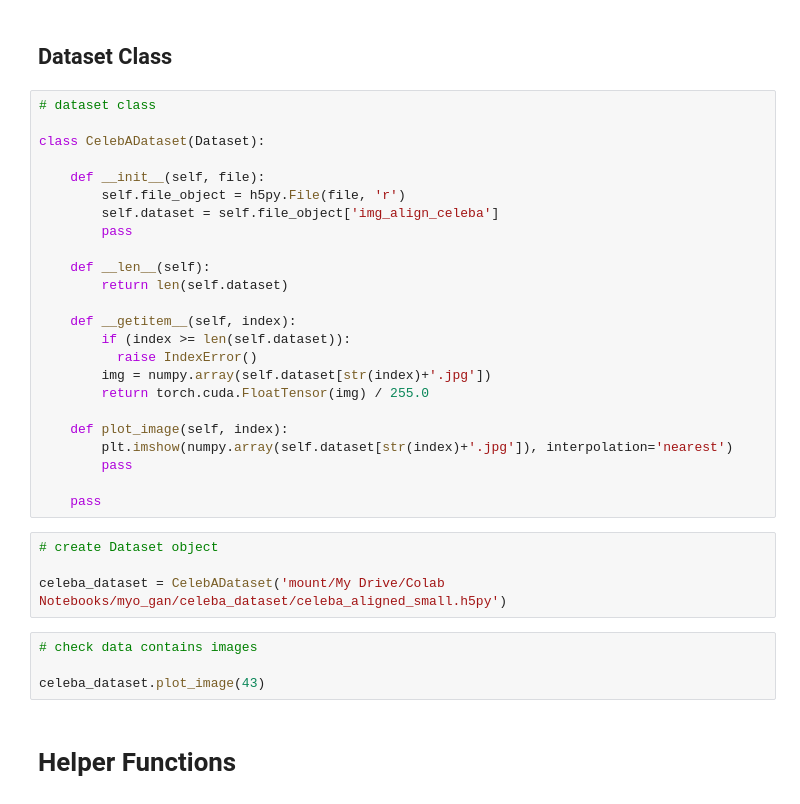
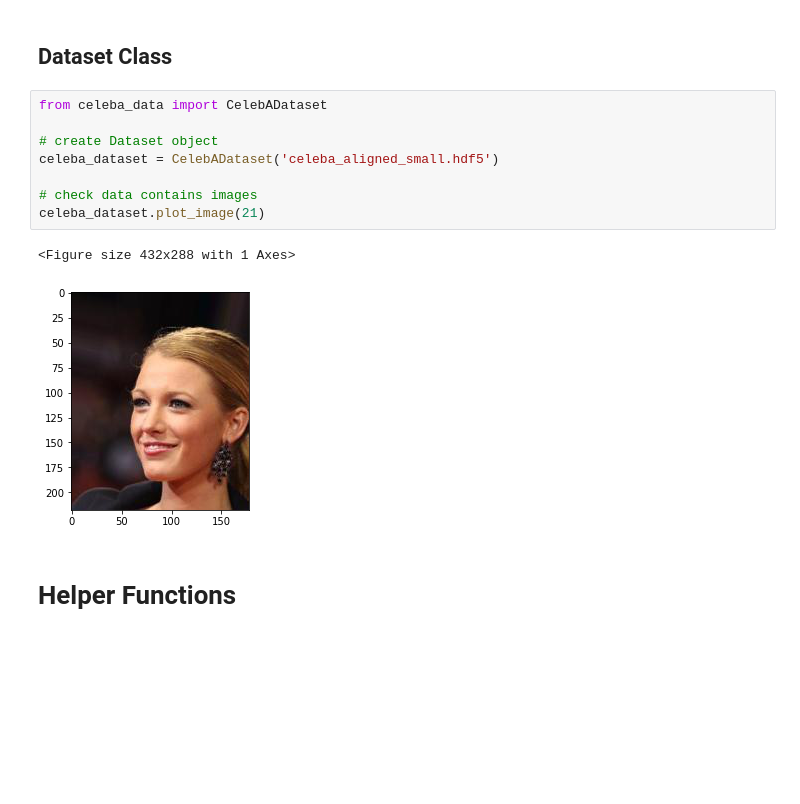
Before and after one commit to Fengzi21/gan, a Jupyter notebook: 12_gan_celeba.ipynb, the cells around one changed output. Cells and saved outputs as stored; diff of their text form; blank space fills up the shorter version.

```diff
--- a/12_gan_celeba.ipynb
+++ b/12_gan_celeba.ipynb
@@ -36,38 +35,17 @@ using cuda: Tesla T4
 device(type='cuda')
 # %% [markdown]
 ## Dataset Class
-# %%
-# dataset class
-
-class CelebADataset(Dataset):
-
-    def __init__(self, file):
-        self.file_object = h5py.File(file, 'r')
-        self.dataset = self.file_object['img_align_celeba']
-        pass
-
-    def __len__(self):
-        return len(self.dataset)
-
-    def __getitem__(self, index):
-        if (index >= len(self.dataset)):
-          raise IndexError()
-        img = numpy.array(self.dataset[str(index)+'.jpg'])
-        return torch.cuda.FloatTensor(img) / 255.0
-
-    def plot_image(self, index):
-        plt.imshow(numpy.array(self.dataset[str(index)+'.jpg']), interpolation='nearest')
-        pass
-
-    pass
-# %%
-# create Dataset object
-
-celeba_dataset = CelebADataset('mount/My Drive/Colab Notebooks/myo_gan/celeba_dataset/celeba_aligned_small.h5py')
 # %%
+from celeba_data import CelebADataset
+
+# create Dataset object
+celeba_dataset = CelebADataset('celeba_aligned_small.hdf5')
+
 # check data contains images
-
-celeba_dataset.plot_image(43)
+celeba_dataset.plot_image(21)
+# %% [output]
+<Figure size 432x288 with 1 Axes>
+[figure, added]
 # %% [markdown]
 # Helper Functions
 # %%
```
Also changed, not shown: parts of 20 cells of this notebook, 21 other files.
